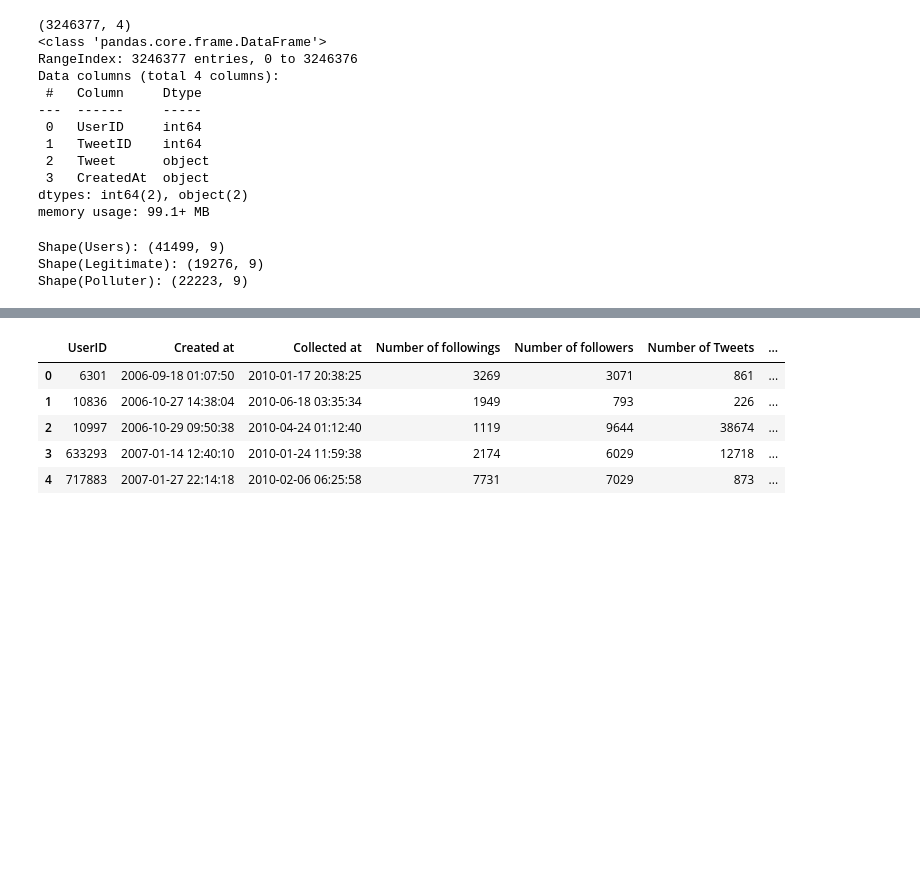
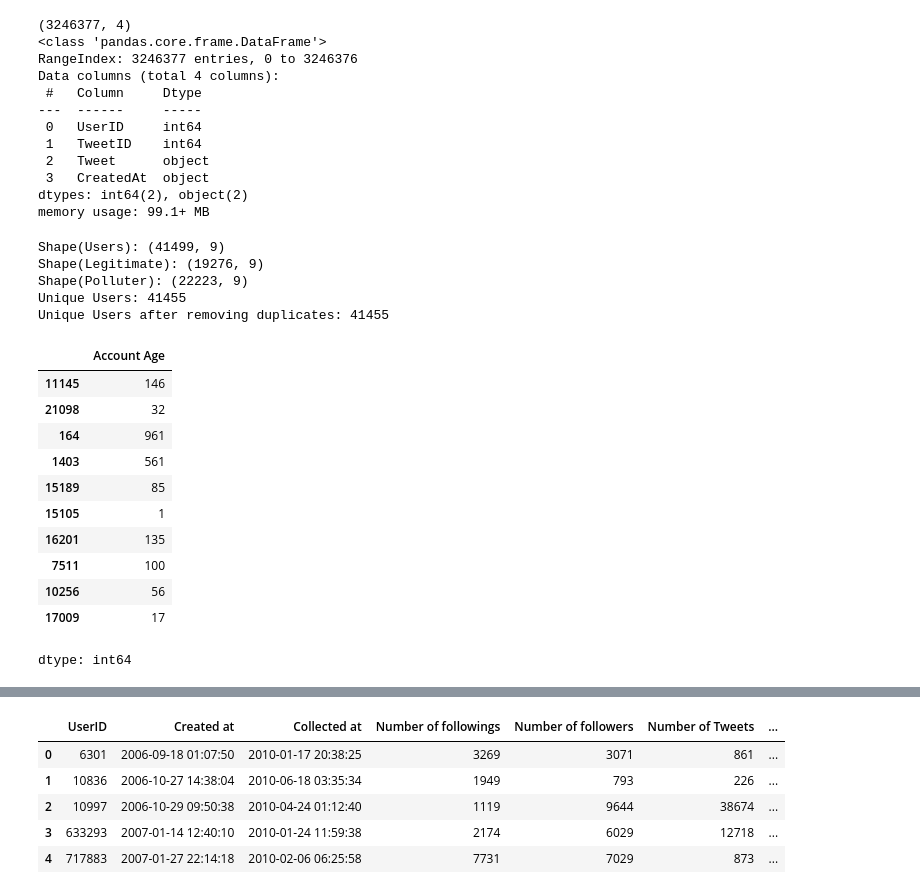
Before and after one commit to rohitkhadka1/SocialHoneyPotAnalyzer, a Jupyter notebook: Twitter_User_Analysis.ipynb, the cells around one changed output, grey strips where cells are left out. Saved outputs shown, nothing was run; the diff lists cells and outputs as text; code cells hidden in the pictures; blank space fills up the shorter version.

```diff
--- a/Twitter_User_Analysis.ipynb
+++ b/Twitter_User_Analysis.ipynb
@@ -156,7 +156,32 @@ df_users =  pd.concat([df_polluter_users, df_legitimate_users], axis = 0)
 print(f"Shape(Users): {df_users.shape}")
 print(f"Shape(Legitimate): {df_legitimate_users.shape}")
 print(f"Shape(Polluter): {df_polluter_users.shape}")
+print(f"Unique Users: {df_users['UserID'].nunique()}")
+df_users = df_users.drop_duplicates(subset = ['UserID'])
+print(f"Unique Users after removing duplicates: {df_users['UserID'].nunique()}")
 # %% [output]
 Shape(Users): (41499, 9)
 Shape(Legitimate): (19276, 9)
 Shape(Polluter): (22223, 9)
+Unique Users: 41455
+Unique Users after removing duplicates: 41455
+# %%
+df_users["Created at"] = pd.to_datetime(df_users["Created at"])
+df_users["Collected at"] = pd.to_datetime(df_users["Collected at"])
+df_users["Account Age"] = df_users["Collected at"] - df_users["Created at"]
+#In days
+df_users["Account Age"] = df_users["Account Age"].dt.days
+df_users["Account Age"].sample(n = 10)
+# %% [output]
+|  | Account Age |
+| 11145 | 146 |
+| 21098 | 32 |
+| 164 | 961 |
+| 1403 | 561 |
+| 15189 | 85 |
+| 15105 | 1 |
+| 16201 | 135 |
+| 7511 | 100 |
+| 10256 | 56 |
+| 17009 | 17 |
+dtype: int64
```
Also changed, not shown: parts of 17 cells of this notebook.
